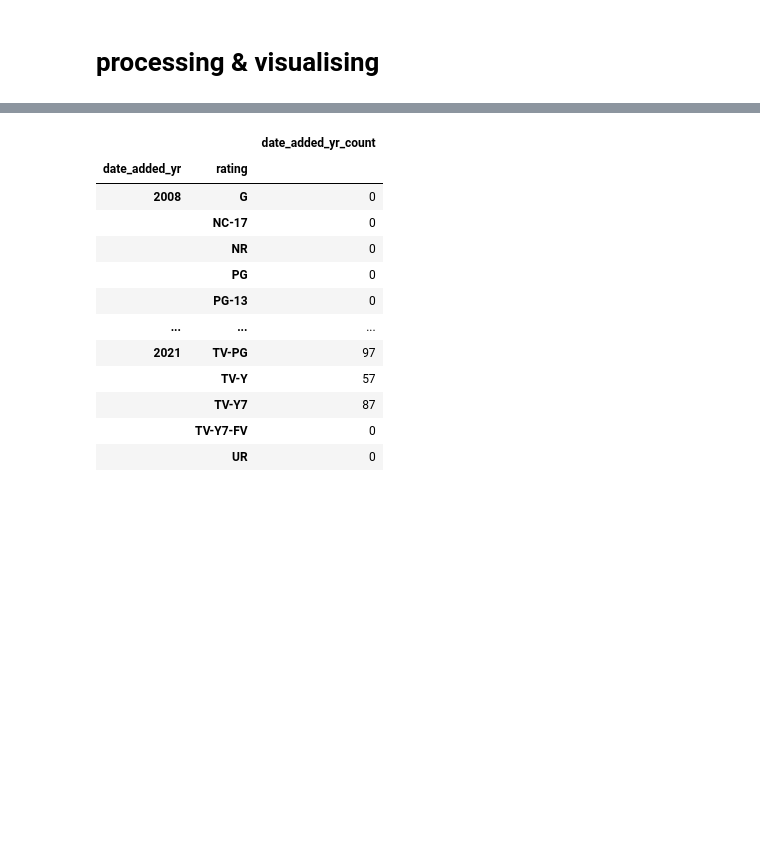
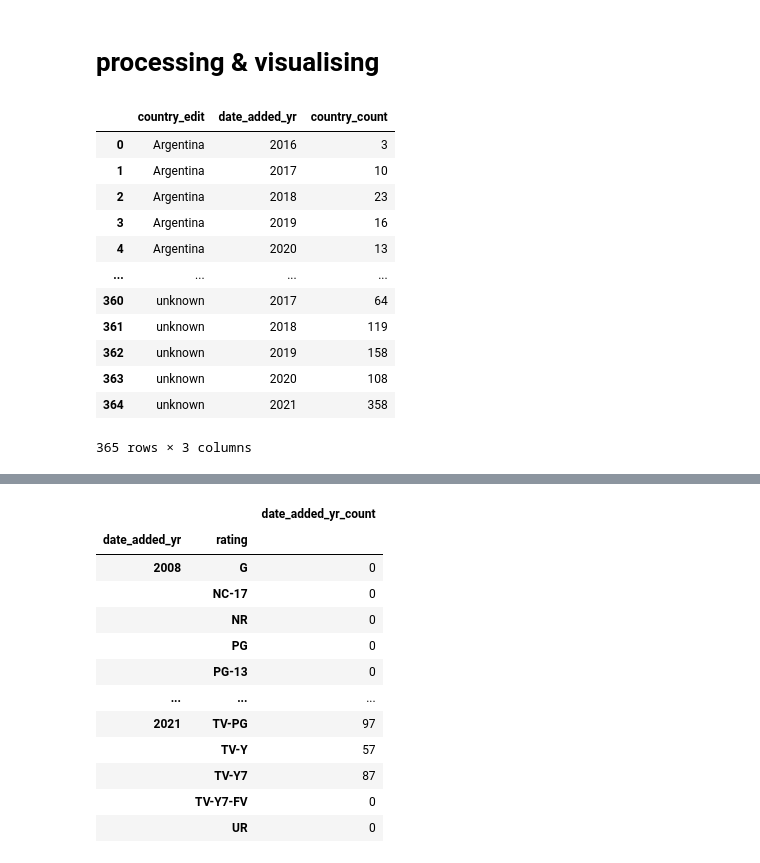
Before and after one commit to sarcomaXD/wellknown, a Jupyter notebook: netfilx/netflix_beck.ipynb, the cells around one changed output, grey strips where cells are left out. Drawn from its saved outputs; the diff is of its cells as text; code cells hidden in the pictures; blank space fills up the shorter version.

```diff
--- a/netfilx/netflix_beck.ipynb
+++ b/netfilx/netflix_beck.ipynb
@@ -167,0 +256,16 @@ fig.show()
+# %%
+df.groupby(['country_edit','date_added_yr'],as_index=False).agg(country_count = ('show_id','count'))
+# %% [output]
+|  | country_edit | date_added_yr | country_count |
+| 0 | Argentina | 2016 | 3 |
+| 1 | Argentina | 2017 | 10 |
+| 2 | Argentina | 2018 | 23 |
+| 3 | Argentina | 2019 | 16 |
+| 4 | Argentina | 2020 | 13 |
+| ... | ... | ... | ... |
+| 360 | unknown | 2017 | 64 |
+| 361 | unknown | 2018 | 119 |
+| 362 | unknown | 2019 | 158 |
+| 363 | unknown | 2020 | 108 |
+| 364 | unknown | 2021 | 358 |
+365 rows × 3 columns
```
Also changed, not shown: parts of 19 cells of this notebook.
